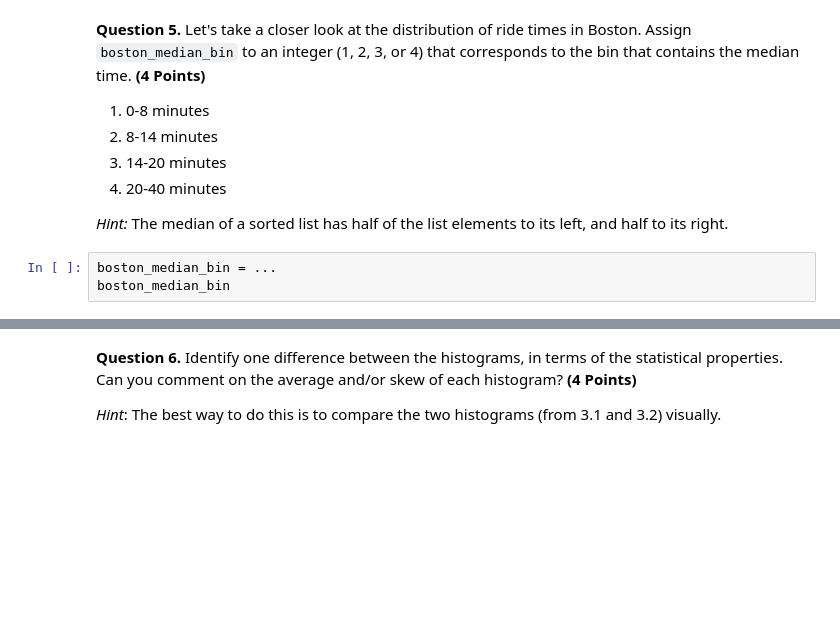
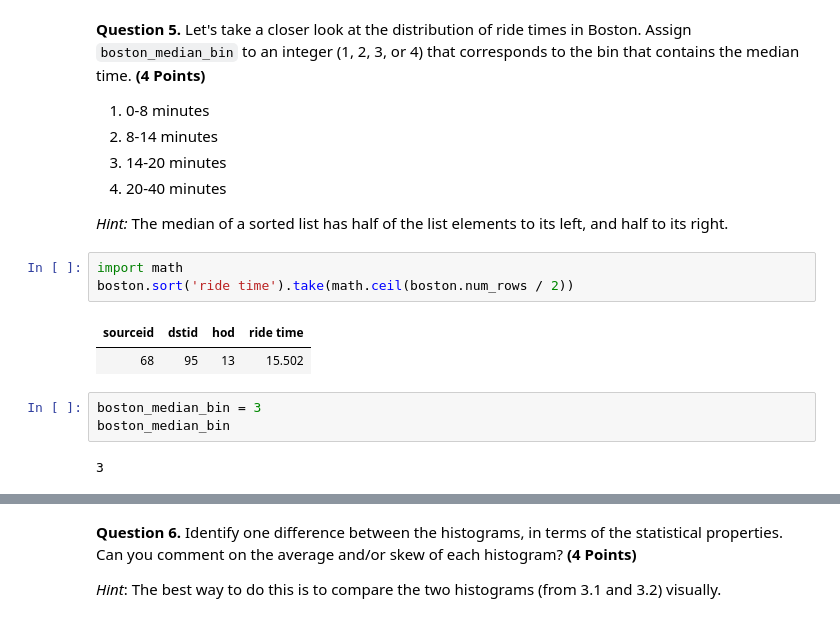
Before and after one commit to fraserr1991/materials-fds, a Jupyter notebook: hw/hw03/hw03.ipynb, the cells around one changed output, grey strips where cells are left out. Drawn from its saved outputs; the diff is of its cells as text; blank space fills up the shorter version.

```diff
--- a/hw/hw03/hw03.ipynb
+++ b/hw/hw03/hw03.ipynb
@@ -368,8 +419,16 @@ grader.check("q3_4")
 4. 20-40 minutes
 
 *Hint:* The median of a sorted list has half of the list elements to its left, and half to its right.
+# %%
+import math
+boston.sort('ride time').take(math.ceil(boston.num_rows / 2))
+# %% [output]
+| sourceid | dstid | hod | ride time |
+| 68 | 95 | 13 | 15.502 |
 # %%
-boston_median_bin = ...
+boston_median_bin = 3
 boston_median_bin
+# %% [output]
+3
 # %%
 grader.check("q3_5")
```
Also changed, not shown: parts of 21 cells of this notebook, 3 other files.
